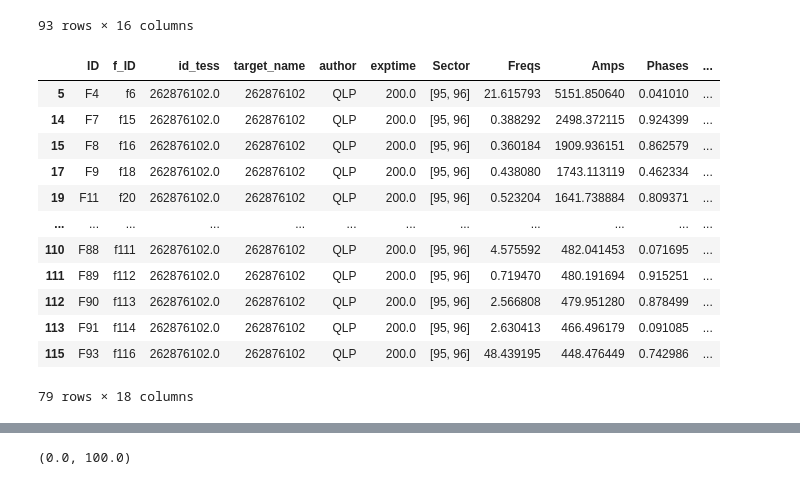
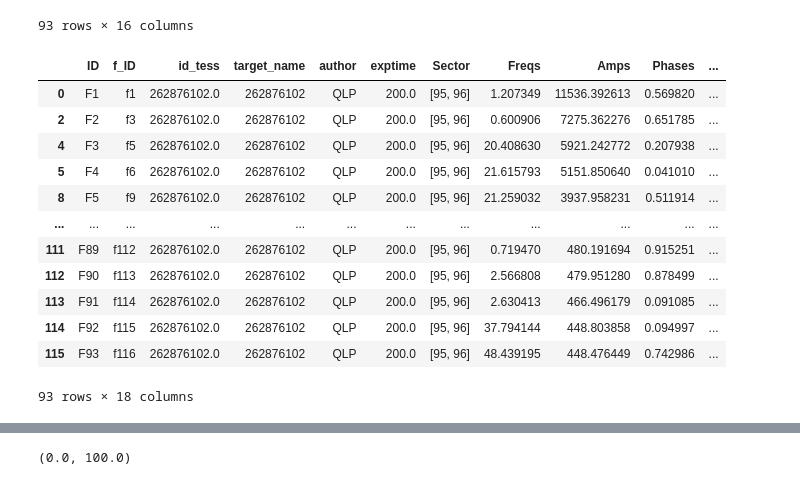
Before and after one commit to carlosccamino/asteroseismology, a Jupyter notebook: asteroseismology/tests.ipynb, the cells around one changed output, grey strips where cells are left out. Saved outputs shown, nothing was run; the diff lists cells and outputs as text; code cells hidden in the pictures.

Commit message:
dev: freq_analysis - some tests for eclipsing binaries and classificator, harmonics

```diff
--- a/asteroseismology/tests.ipynb
+++ b/asteroseismology/tests.ipynb
@@ -264,7 +264,7 @@ def harmonics(
 freqs = {'Freqs': [2, 4, 6, 8, 20], 'Amps': [13, 45, 6, 7, 2]}
 
 freqs_df = pd.read_csv("../TIC262876102.csv", sep="\t", header=0)
-freqs_df_copy = freqs_df.drop(columns=["ID", "Combinations"])[freqs_df_copy["Window_Alias"].isna()]
+freqs_df_copy = freqs_df[freqs_df["Window_Alias"].isna()].drop(columns=["ID", "Combinations"])
 freqs_df_copy
 # %% [output]
 |  | f_ID | id_tess | target_name | author | exptime | Sector | Freqs | Amps | Phases | ... |
@@ -282,18 +282,18 @@ freqs_df_copy
 93 rows × 16 columns
 # %%
 test = harmonics(df=freqs_df_copy, freq_col=6, amp_col=7, harmonic_order=5, n_independent=100, tol=0.0185185/2)
-test[test["linear_combination"] != "independent"]
+test
 # %% [output]
 |  | ID | f_ID | id_tess | target_name | author | exptime | Sector | Freqs | Amps | Phases | ... |
+| 0 | F1 | f1 | 262876102.0 | 262876102 | QLP | 200.0 | [95, 96] | 1.207349 | 11536.392613 | 0.569820 | ... |
+| 2 | F2 | f3 | 262876102.0 | 262876102 | QLP | 200.0 | [95, 96] | 0.600906 | 7275.362276 | 0.651785 | ... |
+| 4 | F3 | f5 | 262876102.0 | 262876102 | QLP | 200.0 | [95, 96] | 20.408630 | 5921.242772 | 0.207938 | ... |
 | 5 | F4 | f6 | 262876102.0 | 262876102 | QLP | 200.0 | [95, 96] | 21.615793 | 5151.850640 | 0.041010 | ... |
-| 14 | F7 | f15 | 262876102.0 | 262876102 | QLP | 200.0 | [95, 96] | 0.388292 | 2498.372115 | 0.924399 | ... |
-| 15 | F8 | f16 | 262876102.0 | 262876102 | QLP | 200.0 | [95, 96] | 0.360184 | 1909.936151 | 0.862579 | ... |
-| 17 | F9 | f18 | 262876102.0 | 262876102 | QLP | 200.0 | [95, 96] | 0.438080 | 1743.113119 | 0.462334 | ... |
-| 19 | F11 | f20 | 262876102.0 | 262876102 | QLP | 200.0 | [95, 96] | 0.523204 | 1641.738884 | 0.809371 | ... |
+| 8 | F5 | f9 | 262876102.0 | 262876102 | QLP | 200.0 | [95, 96] | 21.259032 | 3937.958231 | 0.511914 | ... |
 | ... | ... | ... | ... | ... | ... | ... | ... | ... | ... | ... | ... |
-| 110 | F88 | f111 | 262876102.0 | 262876102 | QLP | 200.0 | [95, 96] | 4.575592 | 482.041453 | 0.071695 | ... |
 | 111 | F89 | f112 | 262876102.0 | 262876102 | QLP | 200.0 | [95, 96] | 0.719470 | 480.191694 | 0.915251 | ... |
 | 112 | F90 | f113 | 262876102.0 | 262876102 | QLP | 200.0 | [95, 96] | 2.566808 | 479.951280 | 0.878499 | ... |
 | 113 | F91 | f114 | 262876102.0 | 262876102 | QLP | 200.0 | [95, 96] | 2.630413 | 466.496179 | 0.091085 | ... |
+| 114 | F92 | f115 | 262876102.0 | 262876102 | QLP | 200.0 | [95, 96] | 37.794144 | 448.803858 | 0.094997 | ... |
 | 115 | F93 | f116 | 262876102.0 | 262876102 | QLP | 200.0 | [95, 96] | 48.439195 | 448.476449 | 0.742986 | ... |
-79 rows × 18 columns
+93 rows × 18 columns
```
Also changed, not shown: parts of 4 cells of this notebook, 1 other file.
